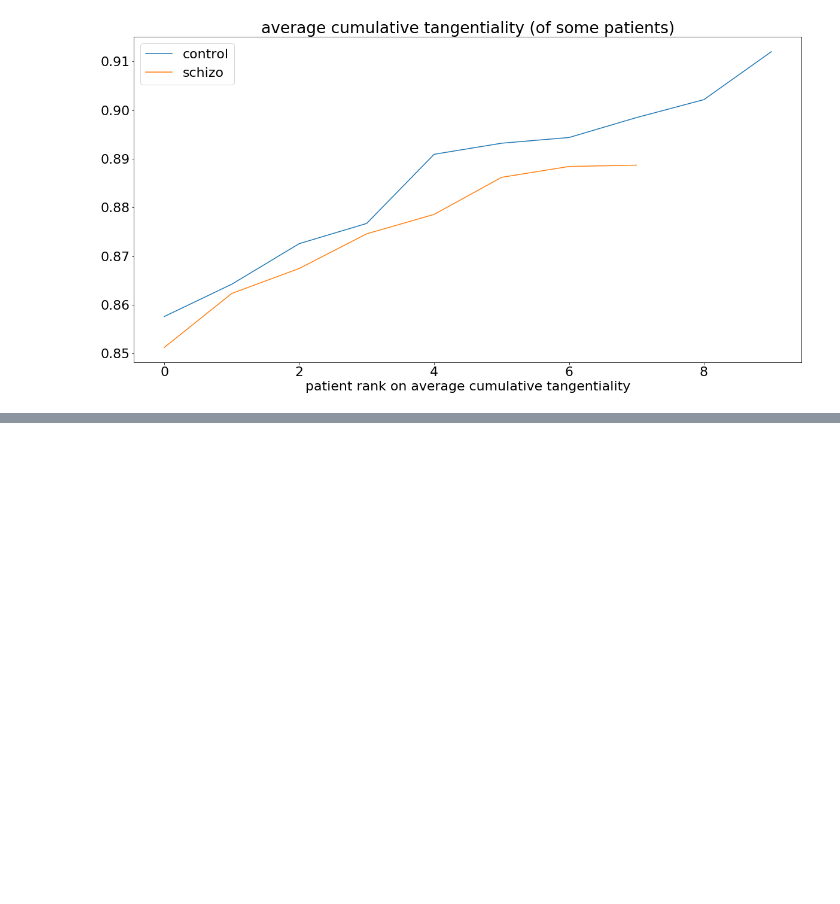
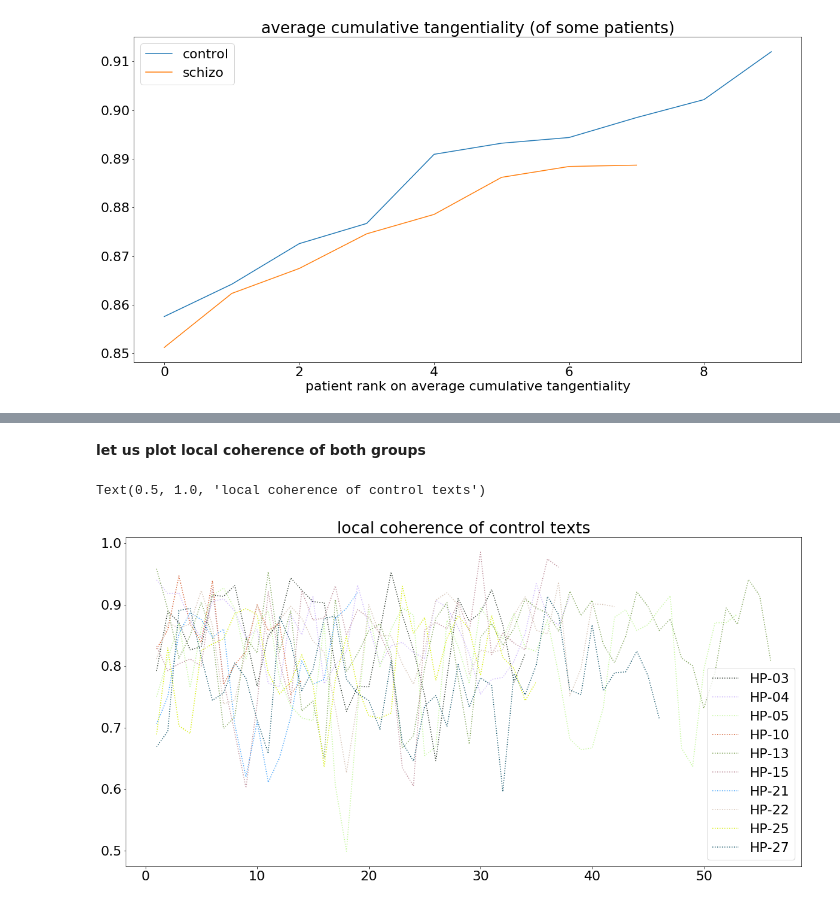
Before and after one commit to flying-bear/modeling_schizo, a Jupyter notebook: modeling_schizo.ipynb, the cells around one changed output, grey strips where cells are left out. Cells and saved outputs as stored; diff of their text form; code cells hidden in the pictures; blank space fills up the shorter version.

```diff
--- a/modeling_schizo.ipynb
+++ b/modeling_schizo.ipynb
@@ -624,17 +626,17 @@ __let us now average sample texts and plot them__
 schizo_sim_array = []
 for filename in sample['schizo']:
     file = sample['schizo'][filename]
-    schizo_sim_array.append(cumulative_tangentiality_array(file))
+    schizo_sim_array.append(get_cumulative_tangentiality_array(file))
 schizo_average_dict = average_text_vector_dict(schizo_sim_array)
 plot_average(schizo_average_dict, labels={'med':'schizo median', 'min':'schizo minimum', 'max':'schizo maximum'})
 
 control_sim_array = []
 for filename in sample['control']:
     file = sample['control'][filename]
-    control_sim_array.append(cumulative_tangentiality_array(file))
+    control_sim_array.append(get_cumulative_tangentiality_array(file))
 control_average_dict = average_text_vector_dict(control_sim_array)
 plot_average(control_average_dict, labels={'med':'control median', 'min':'control minimum', 'max':'control maximum'},
-             colors={'med':'b', 'min':'#717afd', 'max':'#717afd'})
+             colors={'med':'b', 'min':'#717afd', 'max':'#717afd'}, title='average cummulative tangentiality')
 # %% [output]
 [figure]
 # %% [markdown]
@@ -646,7 +648,7 @@ patient_average_cum_tan = {'control':[], 'schizo':[]}
 for group in ['control', 'schizo']:
     for filename in sample[group]:
         file = sample[group][filename]
-        file_sim = cumulative_tangentiality_array(file)
+        file_sim = get_cumulative_tangentiality_array(file)
         patient_last_cum_tan[group].append(file_sim[-1])
         patient_average_cum_tan[group].append(np.mean(file_sim))
 # %% [markdown]
@@ -697,0 +717,13 @@ Text(0.5, 0, 'patient rank on average cumulative tangentiality')
+# %% [markdown]
+__let us plot local coherence of both groups__
+# %%
+for filename in sample['control']:
+    file = sample['control'][filename]
+    local_coherence_array = get_local_coherence_array(file)
+    plt.plot(np.arange(len(local_coherence_array))+1, local_coherence_array, color=random_color(), label=filename, linestyle=':')
+plt.legend()
+plt.rcParams.update({'font.size': 22, 'figure.figsize':[20,10]})
+plt.title(label='local coherence of control texts')
+# %% [output]
+Text(0.5, 1.0, 'local coherence of control texts')
+[figure, added]
```
Also changed, not shown: parts of 19 cells of this notebook.
